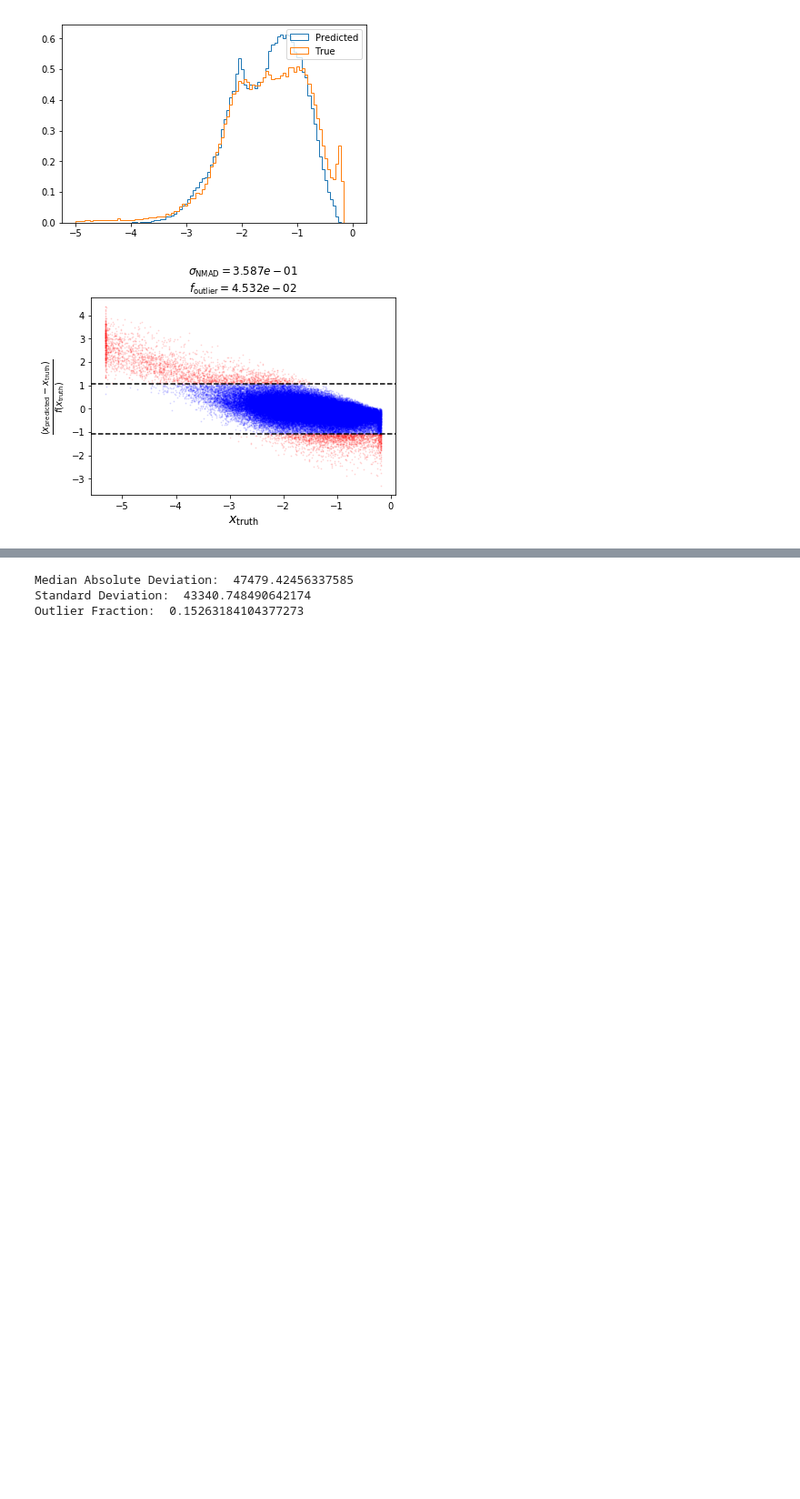
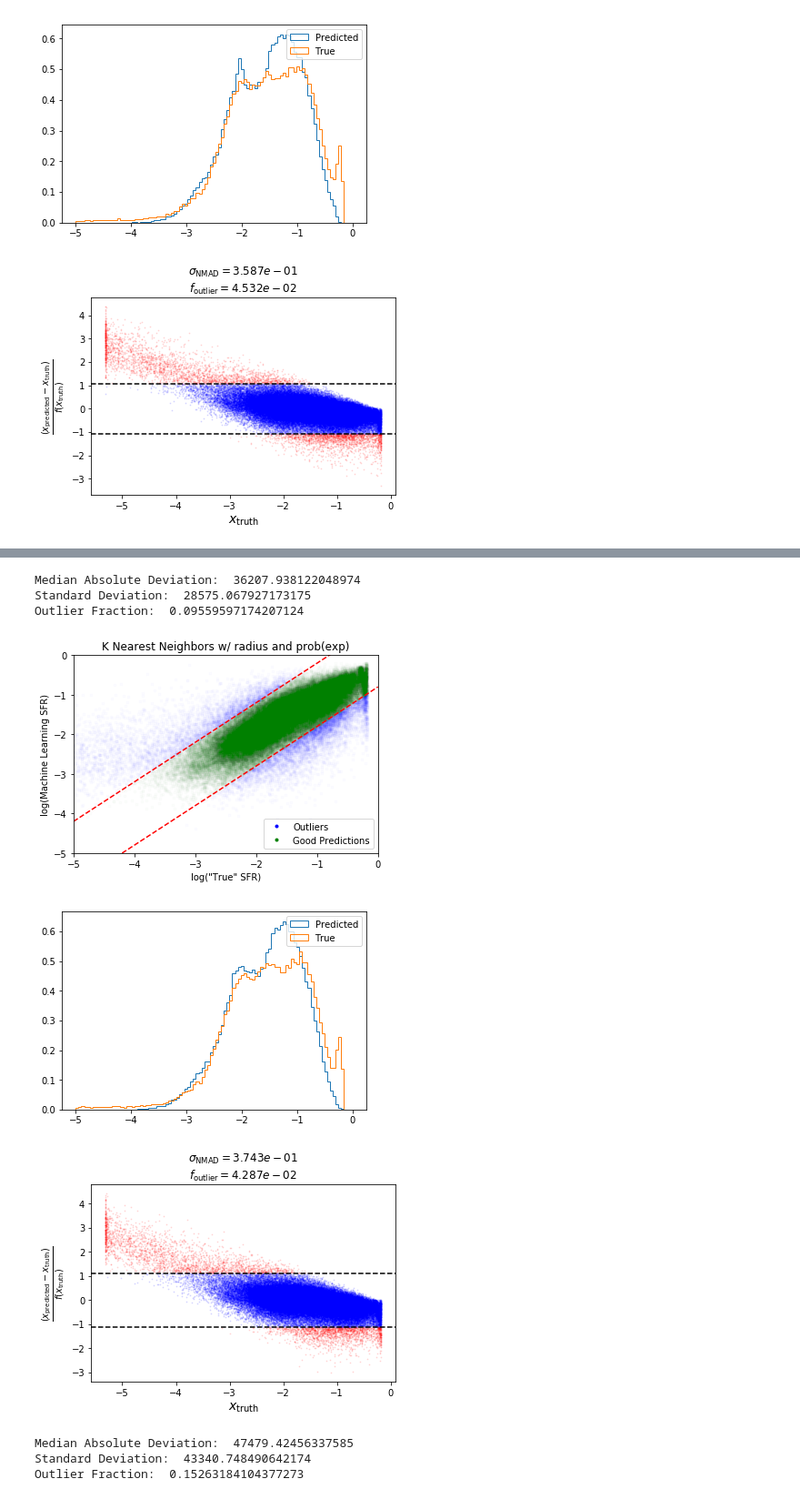
Before and after one commit to AlanPearl/margaret, a Jupyter notebook: notebooks/ssfr_tests.ipynb, the cells around one changed output, grey strips where cells are left out. Shown at 91% size. Cells and saved outputs as stored; diff of their text form; code cells hidden in the pictures; blank space fills up the shorter version.

```diff
--- a/notebooks/ssfr_tests.ipynb
+++ b/notebooks/ssfr_tests.ipynb
@@ -301,3 +301,60 @@ Outlier Fraction:  0.09559597174207124
+# %%
+#try instead training a k-nearest neighbors
+regknn = KNeighborsRegressor(n_neighbors = 10, weights='distance')
+features = np.column_stack([cat.gminr, cat.rminz, cat.zminw1, cat.w1minw2, cat.gmag, cat.radius, cat.prob_exp])
+sfr = np.log10(cat.b1000)
+scaler.fit(features)
+scaled_features = scaler.transform(features)
+
+features_train, features_test, sfr_train, sfr_test, scaled_train, scaled_test = train_test_split(
+        features, sfr, scaled_features, test_size = 0.20, train_size = 0.80)
+
+regknn.fit(scaled_train,sfr_train)
+sfr_ml = regknn.predict(scaled_test)
+sfr_true = sfr_test
+# %%
+ol_thresh = 0.8
+not_outliers = (np.abs(sfr_ml-sfr_true)<ol_thresh)
+
+mad = np.sum(np.abs(sfr_ml-sfr_true))
+std_dev = np.sum((sfr_ml-sfr_true)**2)
+
+print('Median Absolute Deviation: ', mad)
+print('Standard Deviation: ', std_dev)
+print('Outlier Fraction: ', np.sum(outliers)/len(outliers))
+
+plt.plot(sfr_true[~not_outliers],sfr_ml[~not_outliers], '.', alpha=0.01, color='blue')
+plt.plot(sfr_true[not_outliers],sfr_ml[not_outliers], '.', alpha=0.01, color='green')
+plt.plot(-6,-6, '.', color='blue', label='Outliers')
+plt.plot(-6,6, '.', color='green', label='Good Predictions')
+plt.plot(np.linspace(-5,0,100), np.linspace(-5,0,100)+ol_thresh, '--', color='red')
+plt.plot(np.linspace(-5,0,100), np.linspace(-5,0,100)-ol_thresh, '--', color='red')
+plt.xlim(-5,0)
+plt.ylim(-5,0)
+plt.title('K Nearest Neighbors w/ radius and prob(exp)')
+plt.ylabel('log(Machine Learning SFR)')
+plt.xlabel('log("True" SFR)')
+plt.legend()
+plt.show()
+
+plt.hist(sfr_ml, bins=np.linspace(-5,0,100), histtype='step', label='Predicted', density=True)
+plt.hist(sfr_true, bins=np.linspace(-5,0,100), histtype='step', label='True', density=True)
+plt.legend()
+plt.show()
+
+f = lambda x: 1
+
+analysis = MLAnalysis.RegressionAnalyzer(sfr_ml, sfr_true, scale_as=f)
+
+f_label = lambda target: f"f({target})"
+analysis.plot_residuals()
+# %% [output]
+Median Absolute Deviation:  36207.938122048974
+Standard Deviation:  28575.067927173175
+Outlier Fraction:  0.09559597174207124
+[figure, added]
+[figure, added]
+[figure, added]
 # %%
 #try training with an SGD regressor, which is apparently best suited for this
 regsgd = SGDRegressor()
```
Also changed, not shown: parts of 10 cells of this notebook, 6 other files.
